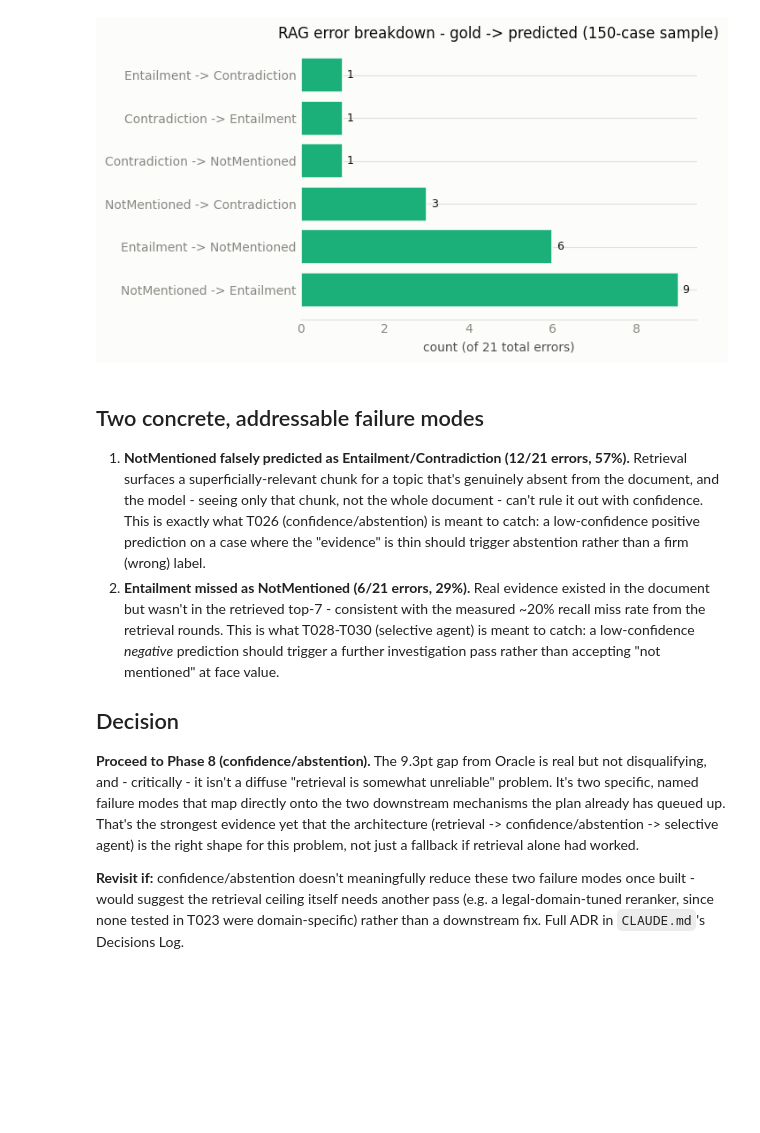
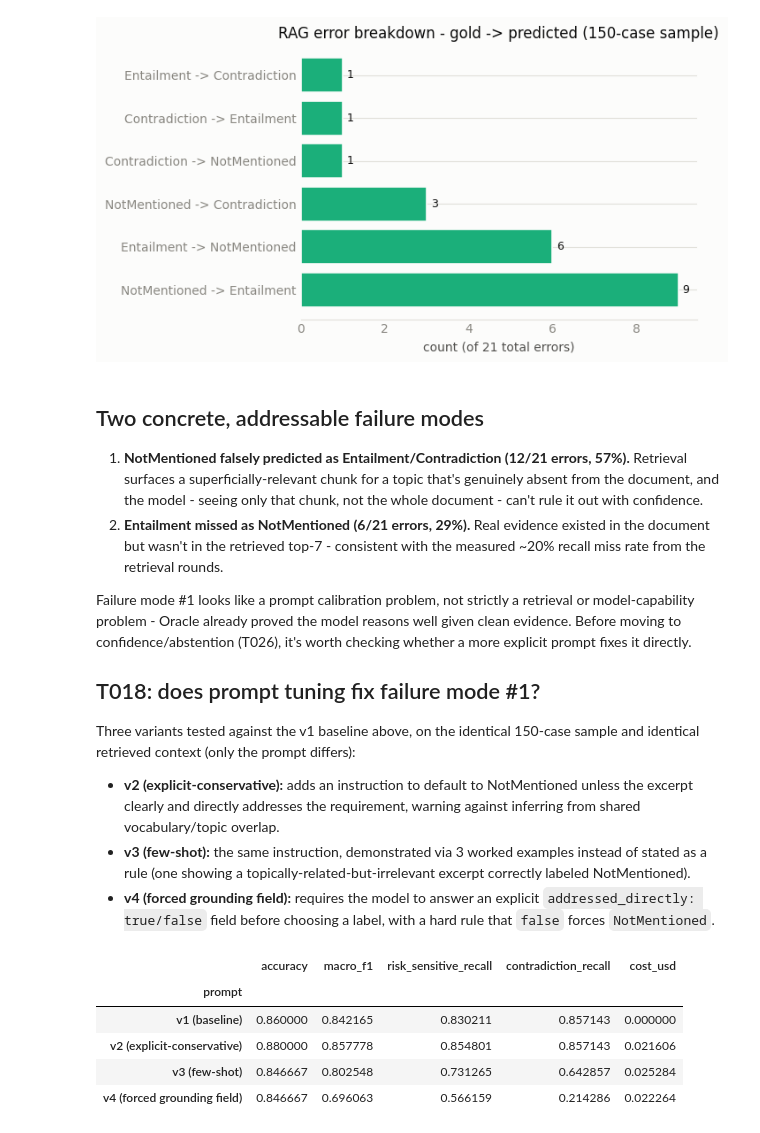
Before and after one commit to AsmithaUbaid/ndatrace, a Jupyter notebook: notebooks/05_rag_e2e.ipynb, the cells around one changed output. Saved outputs shown, nothing was run; the diff lists cells and outputs as text; code cells hidden in the pictures; blank space fills up the shorter version.

```diff
--- a/notebooks/05_rag_e2e.ipynb
+++ b/notebooks/05_rag_e2e.ipynb
@@ -135,11 +135,44 @@ plt.show()
 # %% [markdown]
 ## Two concrete, addressable failure modes
 
-1. **NotMentioned falsely predicted as Entailment/Contradiction (12/21 errors, 57%).** Retrieval surfaces a superficially-relevant chunk for a topic that's genuinely absent from the document, and the model - seeing only that chunk, not the whole document - can't rule it out with confidence. This is exactly what T026 (confidence/abstention) is meant to catch: a low-confidence positive prediction on a case where the "evidence" is thin should trigger abstention rather than a firm (wrong) label.
-2. **Entailment missed as NotMentioned (6/21 errors, 29%).** Real evidence existed in the document but wasn't in the retrieved top-7 - consistent with the measured ~20% recall miss rate from the retrieval rounds. This is what T028-T030 (selective agent) is meant to catch: a low-confidence *negative* prediction should trigger a further investigation pass rather than accepting "not mentioned" at face value.
+1. **NotMentioned falsely predicted as Entailment/Contradiction (12/21 errors, 57%).** Retrieval surfaces a superficially-relevant chunk for a topic that's genuinely absent from the document, and the model - seeing only that chunk, not the whole document - can't rule it out with confidence.
+2. **Entailment missed as NotMentioned (6/21 errors, 29%).** Real evidence existed in the document but wasn't in the retrieved top-7 - consistent with the measured ~20% recall miss rate from the retrieval rounds.
 
-## Decision
+Failure mode #1 looks like a prompt calibration problem, not strictly a retrieval or model-capability problem - Oracle already proved the model reasons well given clean evidence. Before moving to confidence/abstention (T026), it's worth checking whether a more explicit prompt fixes it directly.
 
-**Proceed to Phase 8 (confidence/abstention).** The 9.3pt gap from Oracle is real but not disqualifying, and - critically - it isn't a diffuse "retrieval is somewhat unreliable" problem. It's two specific, named failure modes that map directly onto the two downstream mechanisms the plan already has queued up. That's the strongest evidence yet that the architecture (retrieval -> confidence/abstention -> selective agent) is the right shape for this problem, not just a fallback if retrieval alone had worked.
+## T018: does prompt tuning fix failure mode #1?
 
-**Revisit if:** confidence/abstention doesn't meaningfully reduce these two failure modes once built - would suggest the retrieval ceiling itself needs another pass (e.g. a legal-domain-tuned reranker, since none tested in T023 were domain-specific) rather than a downstream fix. Full ADR in `CLAUDE.md`'s Decisions Log.
+Three variants tested against the v1 baseline above, on the identical 150-case sample and identical retrieved context (only the prompt differs):
+- **v2 (explicit-conservative):** adds an instruction to default to NotMentioned unless the excerpt clearly and directly addresses the requirement, warning against inferring from shared vocabulary/topic overlap.
+- **v3 (few-shot):** the same instruction, demonstrated via 3 worked examples instead of stated as a rule (one showing a topically-related-but-irrelevant excerpt correctly labeled NotMentioned).
+- **v4 (forced grounding field):** requires the model to answer an explicit `addressed_directly: true/false` field before choosing a label, with a hard rule that `false` forces `NotMentioned`.
+# %%
+prompt_runs = {
+    "v1 (baseline)": rag,
+    "v2 (explicit-conservative)": harness.load_results("runs/run_T018_prompt_v2.jsonl")[0],
+    "v3 (few-shot)": harness.load_results("runs/run_T018_prompt_v3.jsonl")[0],
+    "v4 (forced grounding field)": harness.load_results("runs/run_T018_prompt_v4.jsonl")[0],
+}
+PROMPT_COLOR = {name: CATEGORICAL_SLOTS[i] for i, name in enumerate(prompt_runs)}
+
+prompt_rows = []
+for name, r in prompt_runs.items():
+    m = r.metrics
+    contradiction_recall = m.per_class.get("Contradiction", {}).get("recall", float("nan"))
+    prompt_rows.append({
+        "prompt": name,
+        "accuracy": m.accuracy,
+        "macro_f1": m.macro_f1,
+        "risk_sensitive_recall": m.risk_sensitive_recall,
+        "contradiction_recall": contradiction_recall,
+        "cost_usd": m.total_cost_usd,
+    })
+prompt_df = pd.DataFrame(prompt_rows).set_index("prompt")
+prompt_df
+# %% [output]
+|  | accuracy | macro_f1 | risk_sensitive_recall | contradiction_recall | cost_usd |
+| prompt |  |  |  |  |  |
+| v1 (baseline) | 0.860000 | 0.842165 | 0.830211 | 0.857143 | 0.000000 |
+| v2 (explicit-conservative) | 0.880000 | 0.857778 | 0.854801 | 0.857143 | 0.021606 |
+| v3 (few-shot) | 0.846667 | 0.802548 | 0.731265 | 0.642857 | 0.025284 |
+| v4 (forced grounding field) | 0.846667 | 0.696063 | 0.566159 | 0.214286 | 0.022264 |
```
Also changed, not shown: parts of 2 cells of this notebook, 13 other files.
